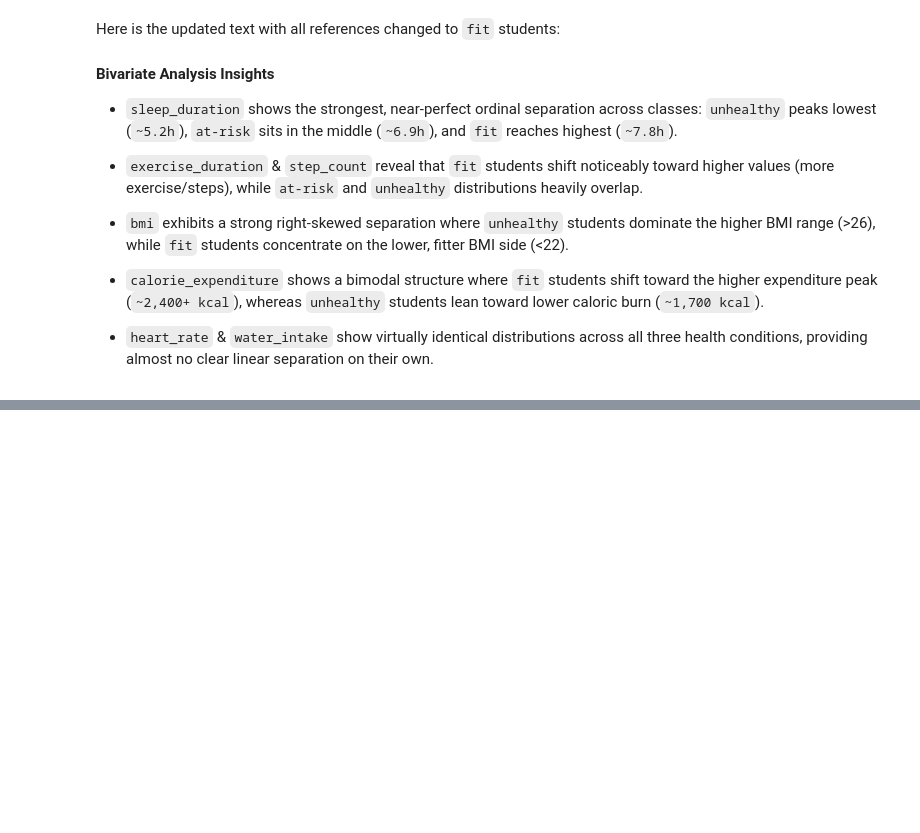
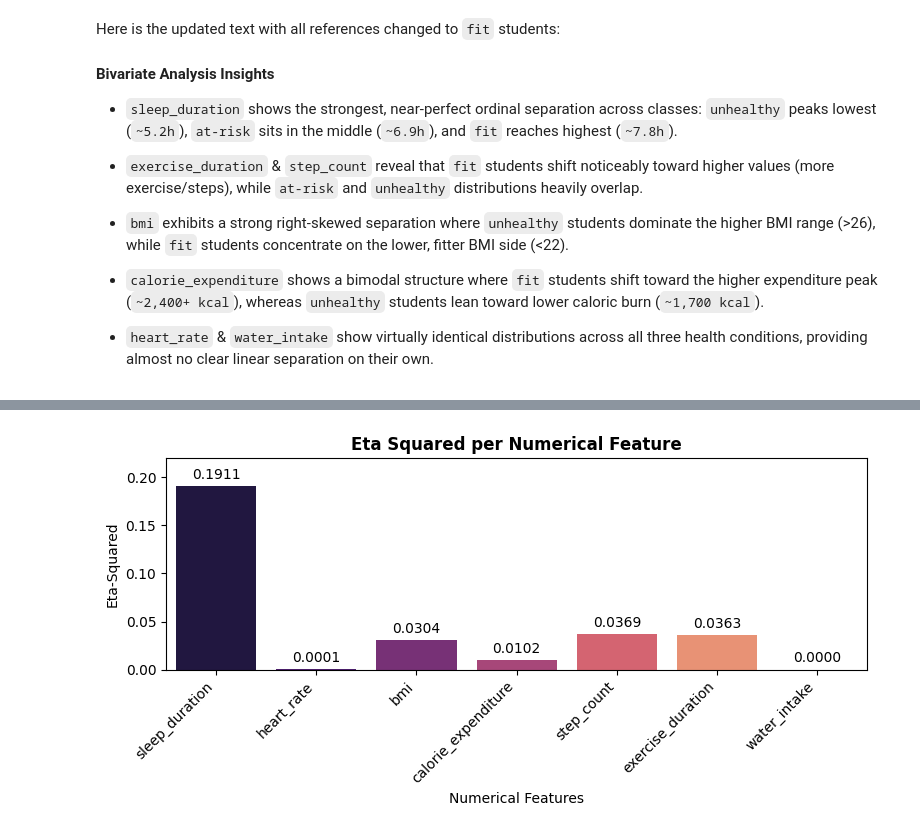
Before and after one commit to samrat-rm/Brain-Cache, a Jupyter notebook: Kaggle_notebooks/Emsemble/Student_Health_Risk/Student_Health_Risk_EDA.ipynb, the cells around one changed output, grey strips where cells are left out. Cells and saved outputs as stored; diff of their text form; code cells hidden in the pictures; blank space fills up the shorter version.

Commit message:
Kaggle Notebook | S6E7_EDA_Student_Health_risk | Version 2

```diff
--- a/Kaggle_notebooks/Emsemble/Student_Health_Risk/Student_Health_Risk_EDA.ipynb
+++ b/Kaggle_notebooks/Emsemble/Student_Health_Risk/Student_Health_Risk_EDA.ipynb
@@ -468,0 +491,26 @@ Here is the updated text with all references changed to `fit` students:
+# %%
+def eta_square(feature, target= "health_condition"):
+    grand_mean = df[feature].mean()
+    ss_total = ((df[feature] - grand_mean)**2).sum()
+
+    grouped = df.groupby(target, observed=False)[feature]
+    ss_between = (grouped.count() * (grouped.mean() - grand_mean) ** 2).sum()
+
+    return ss_between / ss_total
+# %%
+eta_scores = pd.Series({col: eta_square(col) for col in quantative})
+
+plt.figure(figsize=(8,4))
+ax = sns.barplot(x=eta_scores.index, y=eta_scores.values, palette="magma", hue=eta_scores.index, legend=False)
+for container in ax.containers:
+    ax.bar_label(container, fmt="%.4f", padding=3)
+
+plt.title("Eta Squared per Numerical Feature", fontsize=12, fontweight="bold")
+plt.xticks(rotation=45, ha="right")
+plt.ylim(0, eta_scores.max() * 1.15)
+plt.ylabel("Eta-Squared")
+plt.xlabel("Numerical Features")
+plt.tight_layout()
+plt.show()
+# %% [output]
+[figure, added]
```
Also changed, not shown: parts of 11 cells of this notebook.
